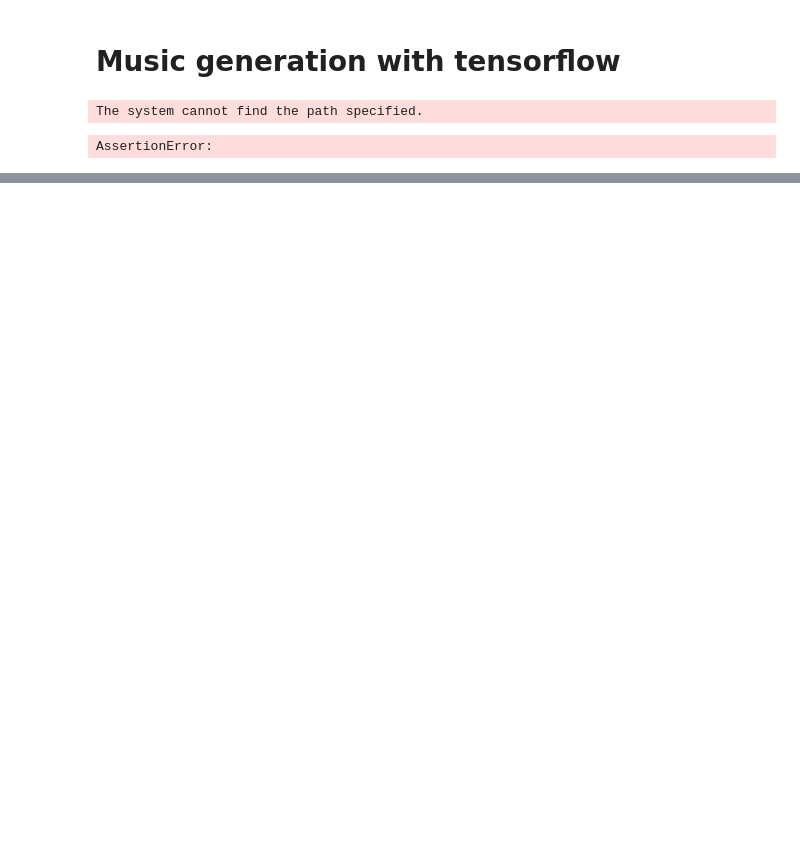
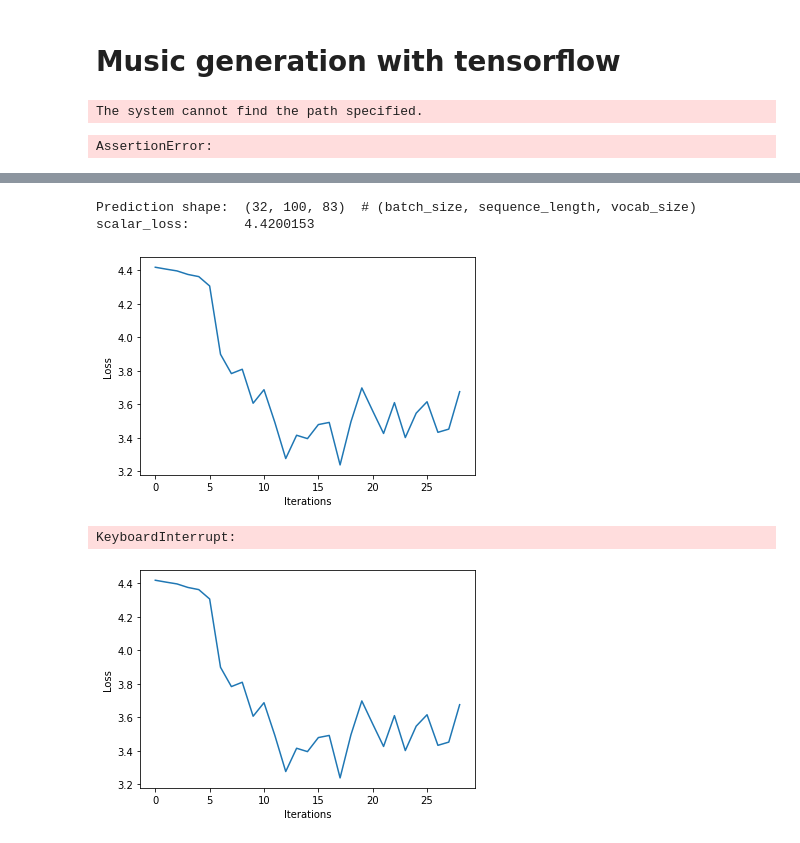
Before and after one commit to Mansoorinho/Deep-Learing-trainings, a Jupyter notebook: Music generation with tf/Music_generation.ipynb, the cells around one changed output, grey strips where cells are left out. Saved outputs shown, nothing was run; the diff lists cells and outputs as text; code cells hidden in the pictures; blank space fills up the shorter version.

```diff
--- a/Music generation with tf/Music_generation.ipynb
+++ b/Music generation with tf/Music_generation.ipynb
@@ -22,0 +232,80 @@ AssertionError:
+# %%
+## Define the loss function
+# we will use sparse_categorical_crossentropy loss.
+
+def compute_loss(labels, logits):
+  loss = tf.keras.losses.sparse_categorical_crossentropy(labels, logits, from_logits=True)
+  return loss
+
+example_batch_loss = compute_loss(y, pred)
+
+print("Prediction shape: ", pred.shape, " # (batch_size, sequence_length, vocab_size)")
+print("scalar_loss:      ", example_batch_loss.numpy().mean())
+# %% [output]
+Prediction shape:  (32, 100, 83)  # (batch_size, sequence_length, vocab_size)
+scalar_loss:       4.4200153
+# %%
+### Hyperparameter setting and optimization ###
+
+# Optimization parameters:
+num_training_iterations = 5000  # Increase this to train longer
+batch_size = 4  # Experiment between 1 and 64
+seq_length = 100  # Experiment between 50 and 500
+learning_rate = 5e-3  # Experiment between 1e-5 and 1e-1
+
+# Model parameters:
+vocab_size = len(vocab)
+embedding_dim = 256
+rnn_units = 1024  # Experiment between 1 and 2048
+
+# Checkpoint location:
+checkpoint_dir = './training_checkpoints'
+checkpoint_prefix = os.path.join(checkpoint_dir, "my_ckpt")
+# %%
+### Define optimizer and training operation ###
+
+model = build_model(vocab_size, embedding_dim, rnn_units, batch_size)
+
+optimizer = tf.optimizers.Adagrad()
+
+@tf.function
+def train_step(x, y):
+  with tf.GradientTape() as tape:
+    y_hat = model(x)
+    loss = compute_loss(y, y_hat)
+
+  grads = tape.gradient(loss, model.trainable_variables)
+
+  optimizer.apply_gradients(zip(grads, model.trainable_variables))
+
+  return loss
+
+
+##################
+# Begin training!#
+##################
+
+history = []
+plotter = mdl.util.PeriodicPlotter(sec=2, xlabel='Iterations', ylabel='Loss')
+if hasattr(tqdm, '_instances'): tqdm._instances.clear() # clear if it exists
+
+for iter in tqdm(range(num_training_iterations)):
+
+  # Grab a batch and propagate it through the network
+  x_batch, y_batch = get_batch(vectorized_songs, seq_length, batch_size)
+  loss = train_step(x_batch, y_batch)
+
+  # Update the progress bar
+  history.append(loss.numpy().mean())
+  plotter.plot(history)
+
+  # Update the model with the changed weights!
+  if iter % 100 == 0:
+    model.save_weights(checkpoint_prefix)
+
+# Save the trained model and the weights
+model.save_weights(checkpoint_prefix)
+# %% [output]
+[figure, added]
+KeyboardInterrupt:
+[figure, added]
```
Also changed, not shown: parts of 21 cells of this notebook, 4 other files.
